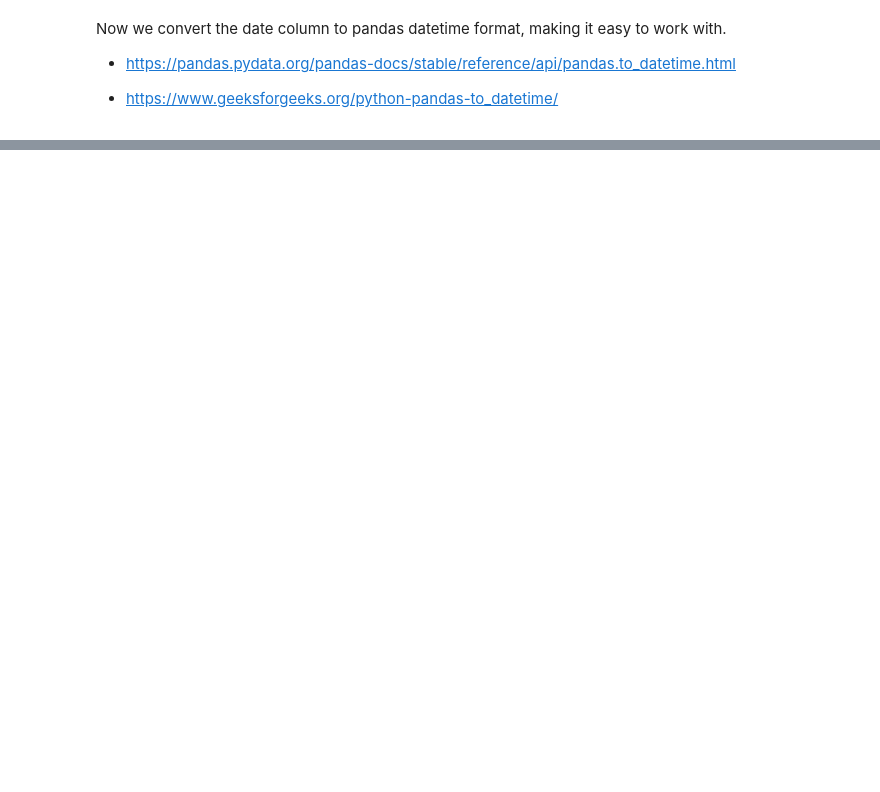
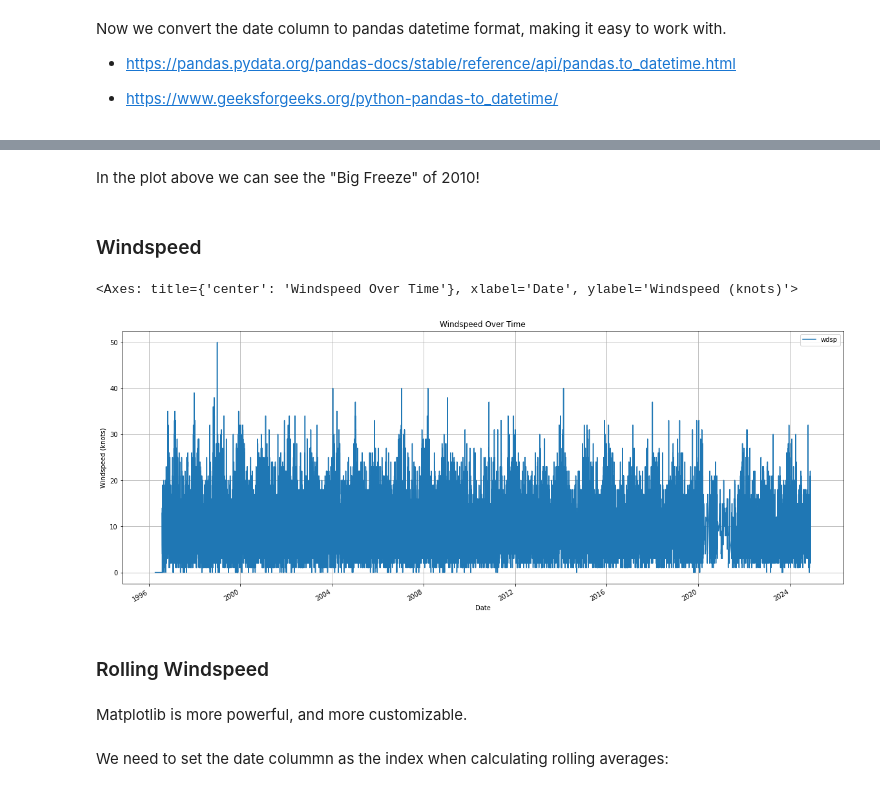
Before and after one commit to holmstead/PFDA, a Jupyter notebook: assignments/assignment_6_Weather.ipynb, the cells around one changed output, grey strips where cells are left out. Cells and saved outputs as stored; diff of their text form; code cells hidden in the pictures; blank space fills up the shorter version.

```diff
--- a/assignments/assignment_6_Weather.ipynb
+++ b/assignments/assignment_6_Weather.ipynb
@@ -177,0 +288,23 @@ plt.show()
+# %% [markdown]
+In the plot above we can see the "Big Freeze" of 2010!
+# %% [markdown]
+### Windspeed
+# %%
+# Plot windspeed over time
+df.plot(
+    x='date',
+    y='wdsp',
+    kind='line',
+    title='Windspeed Over Time',
+    xlabel='Date',
+    ylabel='Windspeed (knots)',
+    figsize=(20, 8),
+    grid=True
+    )
+# %% [output]
+<Axes: title={'center': 'Windspeed Over Time'}, xlabel='Date', ylabel='Windspeed (knots)'>
+[figure, added]
+# %% [markdown]
+### Rolling Windspeed
+# %% [markdown]
+Matplotlib is more powerful, and more customizable.
@@ -177,0 +314,2 @@ plt.show()
+# %% [markdown]
+We need to set the date colummn as the index when calculating rolling averages:
```
Also changed, not shown: parts of 40 cells of this notebook.
